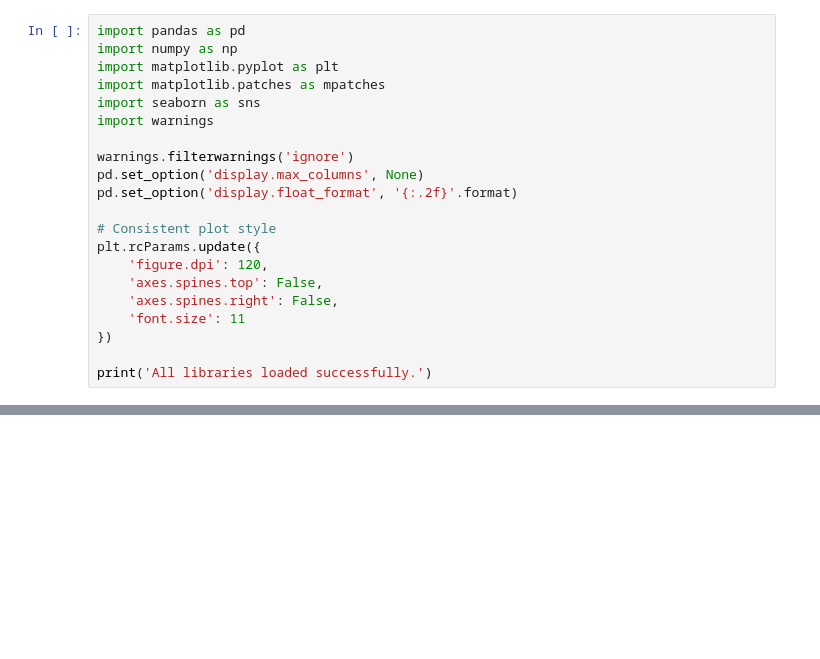
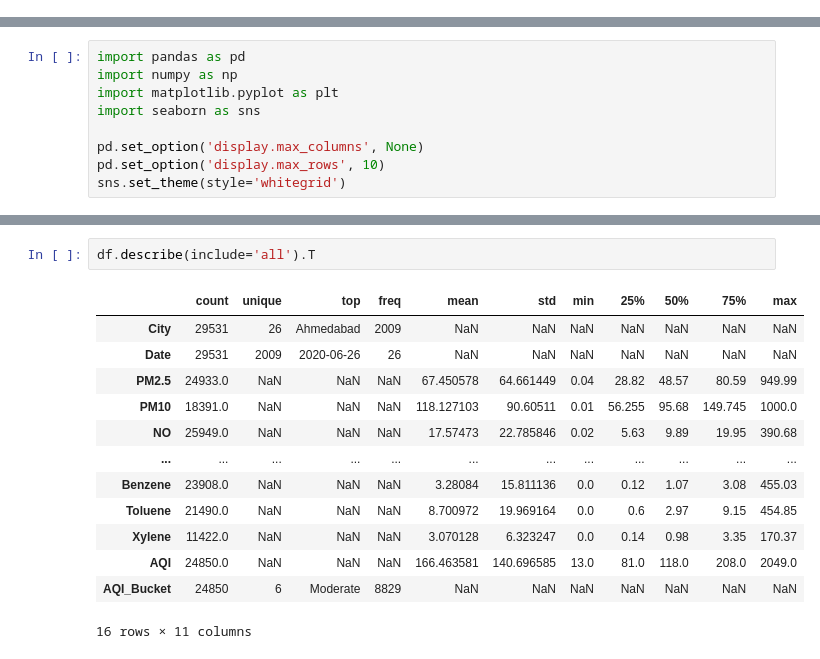
Before and after one commit to krypton-arch/ML-lab-2547156, a Jupyter notebook: Lab1/2547156_Lab1.ipynb, the cells around one changed output, grey strips where cells are left out. Saved outputs shown, nothing was run; the diff lists cells and outputs as text; blank space fills up the shorter version.

```diff
--- a/Lab1/2547156_Lab1.ipynb
+++ b/Lab1/2547156_Lab1.ipynb
@@ -12,21 +0,0 @@ cleaning, and visualisation — preparing the data for downstream ML modelling.
-# %%
-import pandas as pd
-import numpy as np
-import matplotlib.pyplot as plt
-import matplotlib.patches as mpatches
-import seaborn as sns
-import warnings
-
-warnings.filterwarnings('ignore')
-pd.set_option('display.max_columns', None)
-pd.set_option('display.float_format', '{:.2f}'.format)
-
-# Consistent plot style
-plt.rcParams.update({
-    'figure.dpi': 120,
-    'axes.spines.top': False,
-    'axes.spines.right': False,
-    'font.size': 11
-})
-
-print('All libraries loaded successfully.')
@@ -767,0 +14,9 @@ Nulls : 0
+# %%
+import pandas as pd
+import numpy as np
+import matplotlib.pyplot as plt
+import seaborn as sns
+
+pd.set_option('display.max_columns', None)
+pd.set_option('display.max_rows', 10)
+sns.set_theme(style='whitegrid')
@@ -767,0 +64,16 @@ Nulls : 0
+# %%
+df.describe(include='all').T
+# %% [output]
+|  | count | unique | top | freq | mean | std | min | 25% | 50% | 75% | max |
+| City | 29531 | 26 | Ahmedabad | 2009 | NaN | NaN | NaN | NaN | NaN | NaN | NaN |
+| Date | 29531 | 2009 | 2020-06-26 | 26 | NaN | NaN | NaN | NaN | NaN | NaN | NaN |
+| PM2.5 | 24933.0 | NaN | NaN | NaN | 67.450578 | 64.661449 | 0.04 | 28.82 | 48.57 | 80.59 | 949.99 |
+| PM10 | 18391.0 | NaN | NaN | NaN | 118.127103 | 90.60511 | 0.01 | 56.255 | 95.68 | 149.745 | 1000.0 |
+| NO | 25949.0 | NaN | NaN | NaN | 17.57473 | 22.785846 | 0.02 | 5.63 | 9.89 | 19.95 | 390.68 |
+| ... | ... | ... | ... | ... | ... | ... | ... | ... | ... | ... | ... |
+| Benzene | 23908.0 | NaN | NaN | NaN | 3.28084 | 15.811136 | 0.0 | 0.12 | 1.07 | 3.08 | 455.03 |
+| Toluene | 21490.0 | NaN | NaN | NaN | 8.700972 | 19.969164 | 0.0 | 0.6 | 2.97 | 9.15 | 454.85 |
+| Xylene | 11422.0 | NaN | NaN | NaN | 3.070128 | 6.323247 | 0.0 | 0.14 | 0.98 | 3.35 | 170.37 |
+| AQI | 24850.0 | NaN | NaN | NaN | 166.463581 | 140.696585 | 13.0 | 81.0 | 118.0 | 208.0 | 2049.0 |
+| AQI_Bucket | 24850 | 6 | Moderate | 8829 | NaN | NaN | NaN | NaN | NaN | NaN | NaN |
+16 rows × 11 columns
```
Also changed, not shown: parts of 54 cells of this notebook, 5 other files.
